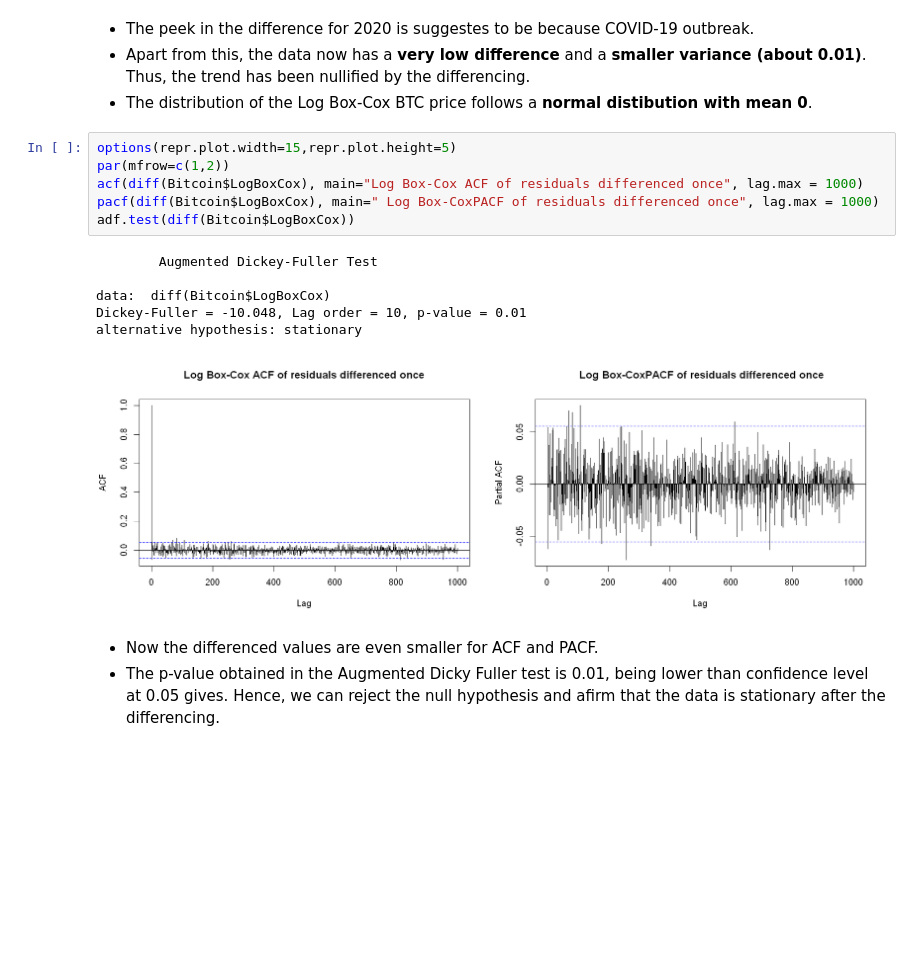
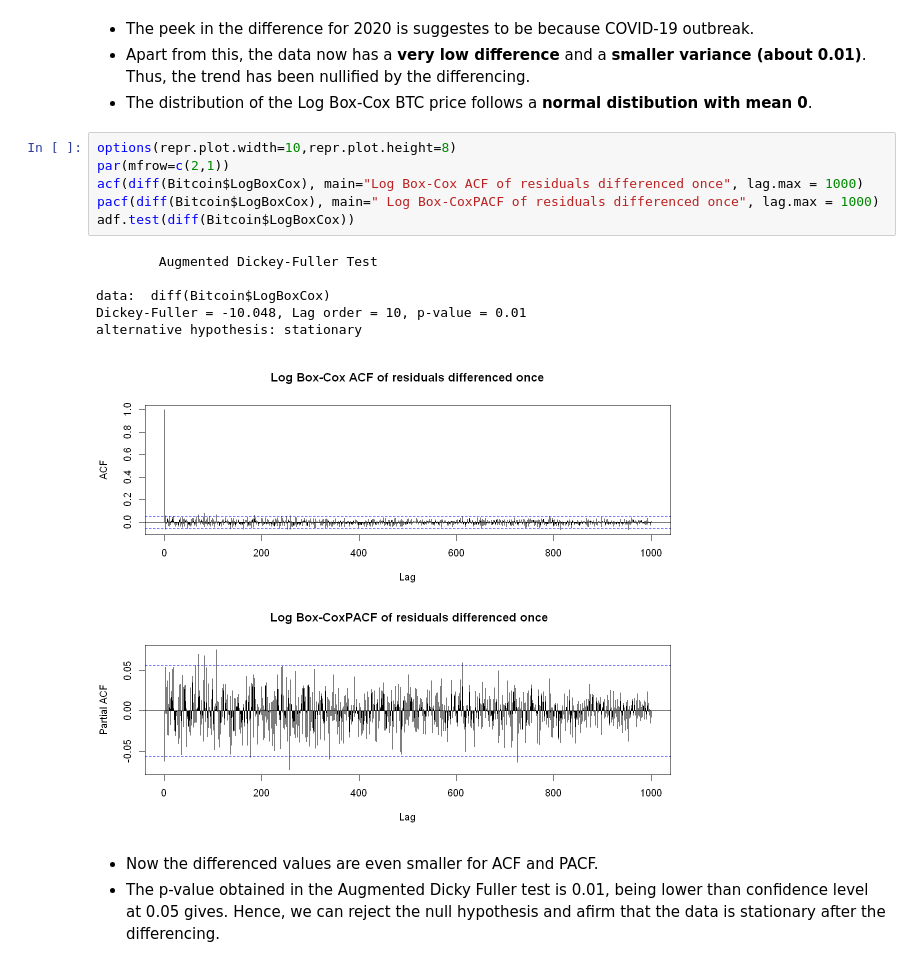
Before and after one commit to jordisc97/TimeSeries_FinalProject, a Jupyter notebook: Final Project TS Jordi SoléCasaramona.ipynb, the cells around one changed output. Drawn from its saved outputs; the diff is of its cells as text; blank space fills up the shorter version.

```diff
--- a/Final Project TS Jordi SoléCasaramona.ipynb
+++ b/Final Project TS Jordi SoléCasaramona.ipynb
@@ -271,18 +367,18 @@ barplot(xhist$counts, space = 0, horiz=TRUE, xlab= "Counts", ylab="Bins", col="c
 + Apart from this, the data now has a **very low difference** and a **smaller variance (about 0.01)**. Thus, the trend has been nullified by the differencing.
 + The distribution of the Log Box-Cox BTC price follows a **normal distibution with mean 0**.
 # %%
-options(repr.plot.width=15,repr.plot.height=5)
-par(mfrow=c(1,2))
+options(repr.plot.width=10,repr.plot.height=8)
+par(mfrow=c(2,1))
 acf(diff(Bitcoin$LogBoxCox), main="Log Box-Cox ACF of residuals differenced once", lag.max = 1000)
 pacf(diff(Bitcoin$LogBoxCox), main=" Log Box-CoxPACF of residuals differenced once", lag.max = 1000)
 adf.test(diff(Bitcoin$LogBoxCox))
 # %% [output]
         Augmented Dickey-Fuller Test
 
 data:  diff(Bitcoin$LogBoxCox)
 Dickey-Fuller = -10.048, Lag order = 10, p-value = 0.01
 alternative hypothesis: stationary
-[figure, old version]
+[figure, new version]
 # %% [markdown]
 + Now the differenced values are even smaller for ACF and PACF.
 + The p-value obtained in the Augmented Dicky Fuller test is 0.01, being lower than confidence level at 0.05 gives. Hence, we can reject the null hypothesis and afirm that the data is stationary after the differencing.
```
Also changed, not shown: parts of 9 cells of this notebook.
